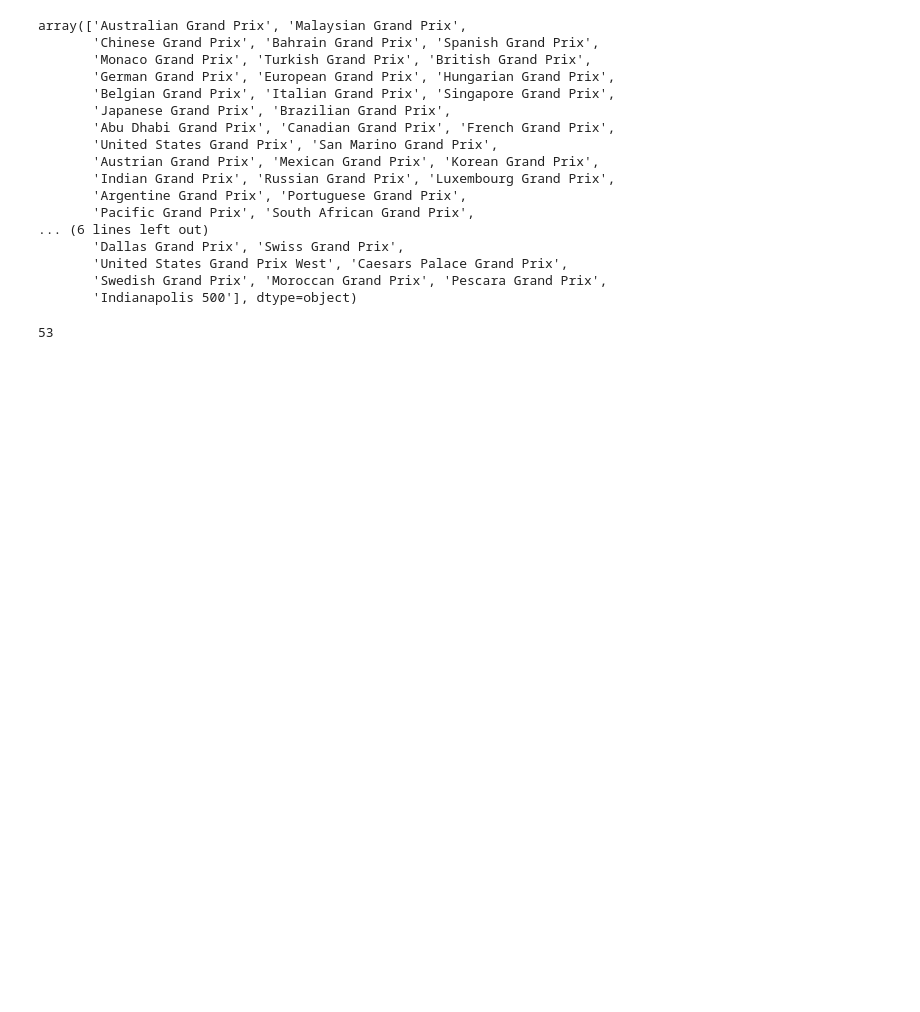
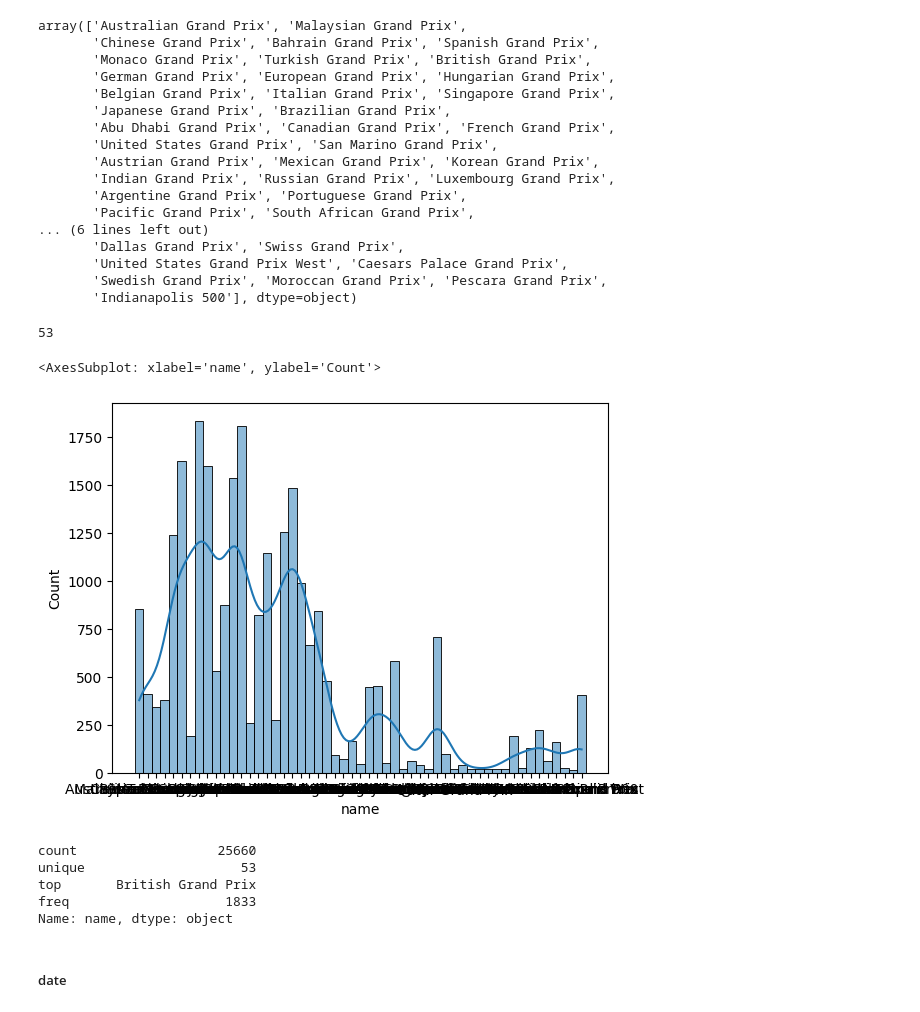
Before and after one commit to Nipun-Gupta26/ML-Project, a Jupyter notebook: eda.ipynb, the cells around one changed output. Saved outputs shown, nothing was run; the diff lists cells and outputs as text; code cells hidden in the pictures; blank space fills up the shorter version.

```diff
--- a/eda.ipynb
+++ b/eda.ipynb
@@ -242,3 +246,18 @@ array(['Australian Grand Prix', 'Malaysian Grand Prix',
 temp.nunique()
 # %% [output]
 53
+# %%
+sns.histplot(temp, kde = True)
+# %% [output]
+<AxesSubplot: xlabel='name', ylabel='Count'>
+[figure, added]
+# %%
+temp.describe()
+# %% [output]
+count                  25660
+unique                    53
+top       British Grand Prix
+freq                    1833
+Name: name, dtype: object
+# %% [markdown]
+##### date
```
Also changed, not shown: parts of 370 cells of this notebook.
